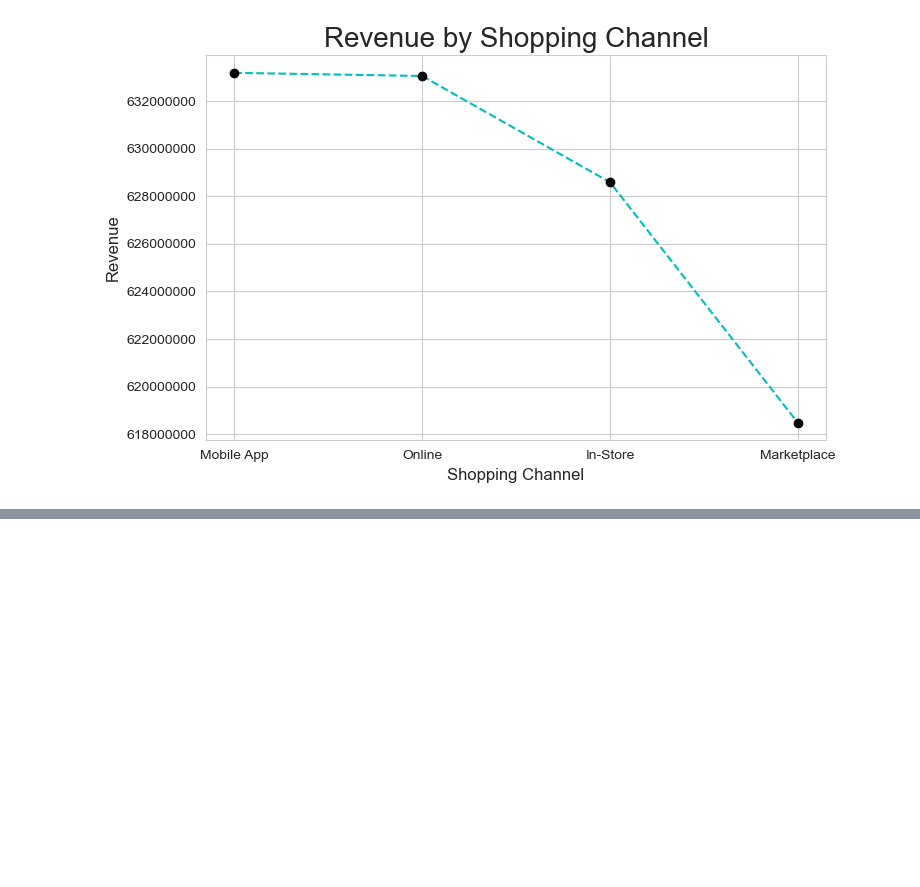
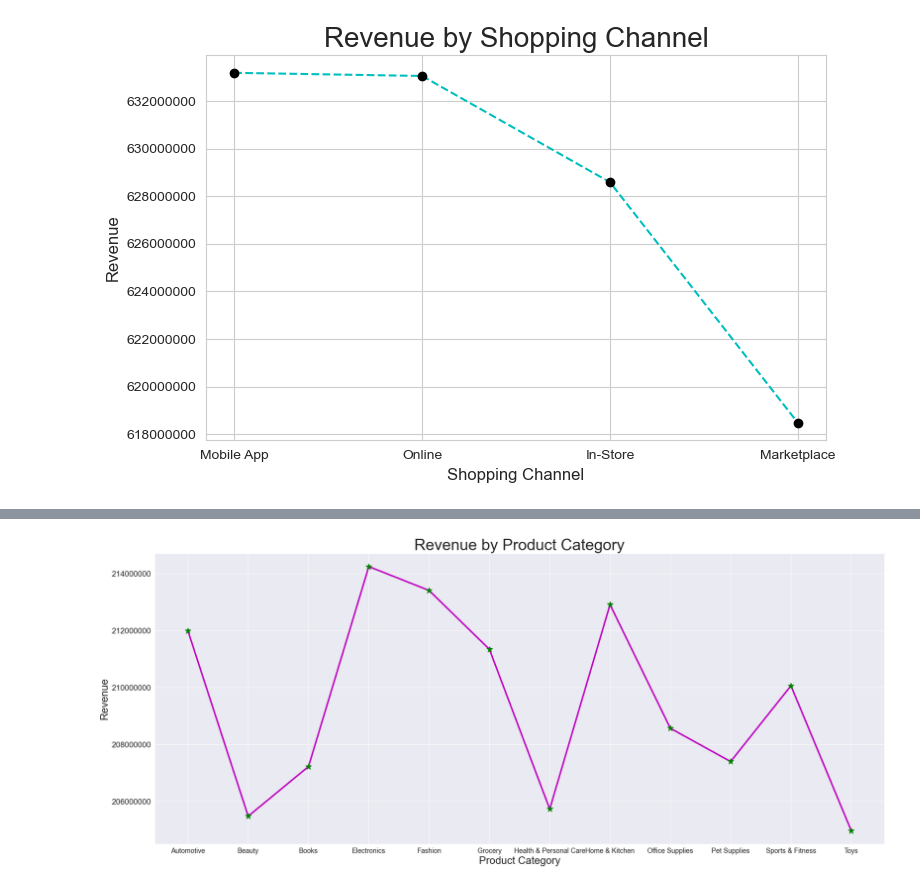
Before and after one commit to JuttuAbhiram/Data-Analytics-with-AI, a Jupyter notebook: e_commerce_customer_segment_analysis.ipynb, the cells around one changed output, grey strips where cells are left out. Cells and saved outputs as stored; diff of their text form; code cells hidden in the pictures; blank space fills up the shorter version.

Commit message:
visualization4: revenue by product category

```diff
--- a/e_commerce_customer_segment_analysis.ipynb
+++ b/e_commerce_customer_segment_analysis.ipynb
@@ -7,7 +7,7 @@ import matplotlib.pyplot as plt
 import seaborn as sns
 
 
-sns.set_style("whitegrid")
+sns.set_style("darkgrid")
 # %%
 df1=pd.read_csv(r"C:\Users\Lenovo\Downloads\E-commerce_Customer_Segmentation_2026.csv")
 # %%
@@ -205,3 +205,6 @@ plt.ticklabel_format(style="plain",axis="y")
 plt.show()
 # %% [output]
 [figure]
+# %%
+revenue_by_category=df2.groupby("preferred_category_1")["total_spent_usd"].sum()
+print(revenue_by_category)
@@ -207,0 +226,12 @@ plt.show()
+# %%
+plt.figure(figsize=(25,10))
+plt.plot(revenue_by_category.index,revenue_by_category.values,color='m',marker="*",lw=3,ms=12,mfc='g',mec='g')
+plt.ticklabel_format(style="plain",axis="y")
+plt.title("Revenue by Product Category",fontsize=30)
+plt.xlabel("Product Category",fontsize=20)
+plt.xticks(fontsize=13)
+plt.ylabel("Revenue",fontsize=20)
+plt.yticks(fontsize=15)
+plt.show()
+# %% [output]
+[figure, added]
```
Also changed, not shown: parts of 1 cell of this notebook.
